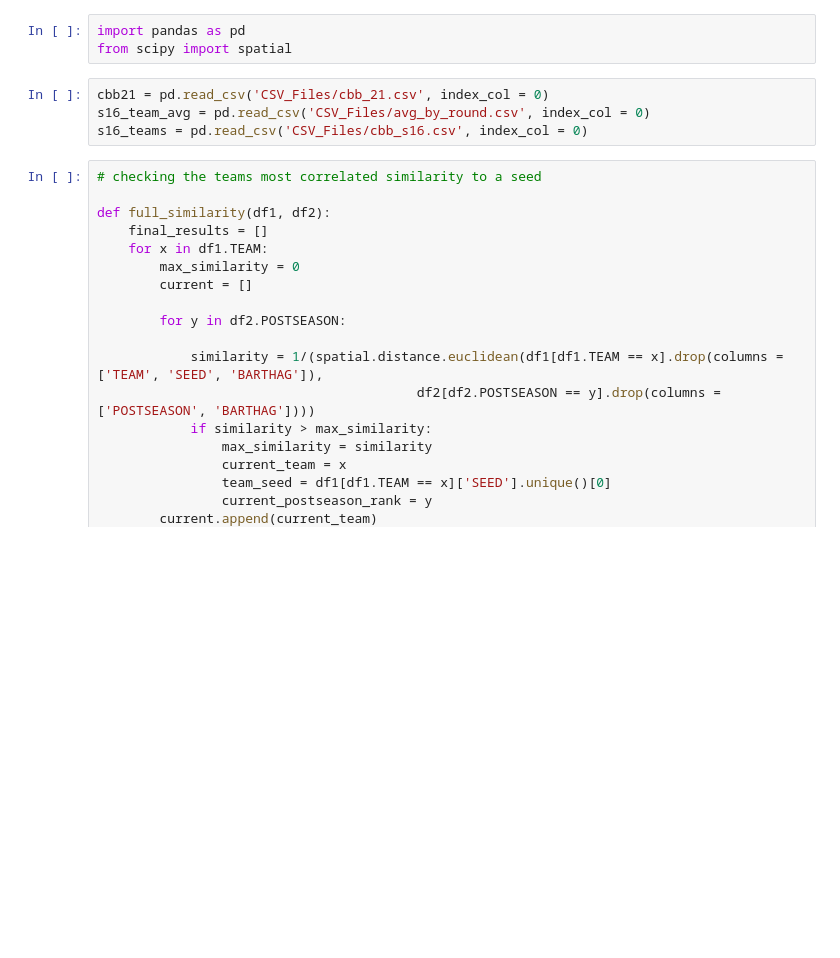
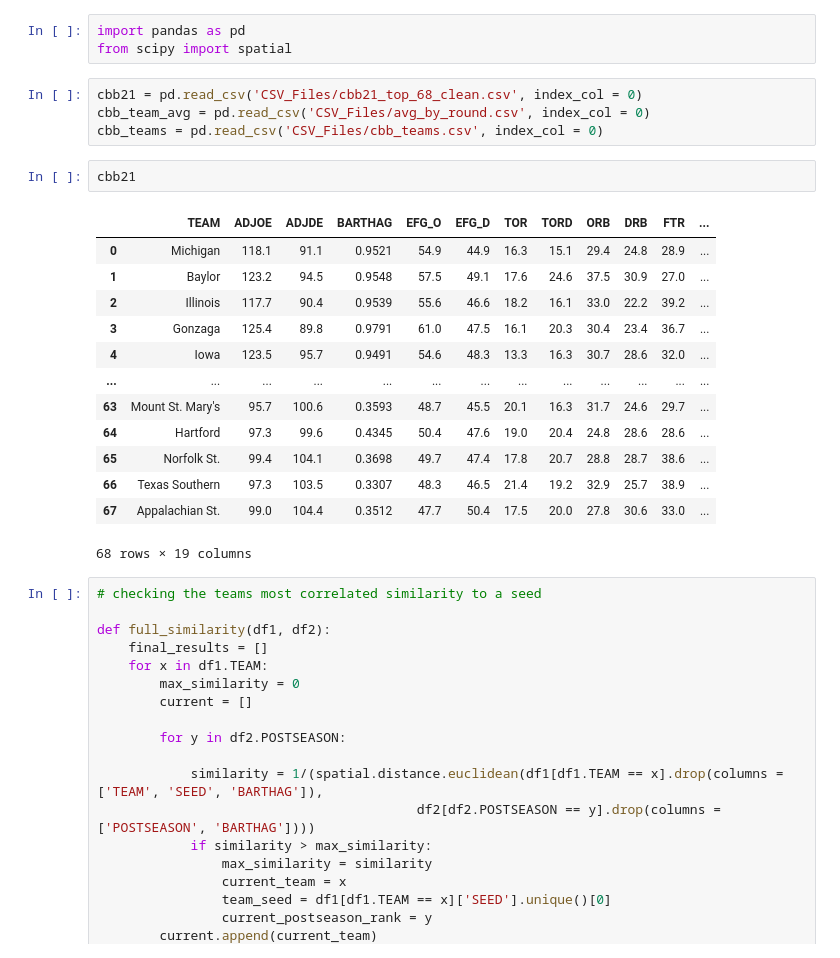
Before and after one commit to Ahila700/College_basketball_analysis, a Jupyter notebook: Similarity_matrix.ipynb, the cells around one changed output. Drawn from its saved outputs; the diff is of its cells as text; blank space fills up the shorter version.

Commit message:
big changes to clean up the notebooks to make up for small mistakes in the results

```diff
--- a/Similarity_matrix.ipynb
+++ b/Similarity_matrix.ipynb
@@ -4,9 +4,25 @@
 import pandas as pd
 from scipy import spatial
 # %%
-cbb21 = pd.read_csv('CSV_Files/cbb_21.csv', index_col = 0)
-s16_team_avg = pd.read_csv('CSV_Files/avg_by_round.csv', index_col = 0)
-s16_teams = pd.read_csv('CSV_Files/cbb_s16.csv', index_col = 0)
+cbb21 = pd.read_csv('CSV_Files/cbb21_top_68_clean.csv', index_col = 0)
+cbb_team_avg = pd.read_csv('CSV_Files/avg_by_round.csv', index_col = 0)
+cbb_teams = pd.read_csv('CSV_Files/cbb_teams.csv', index_col = 0)
+# %%
+cbb21
+# %% [output]
+|  | TEAM | ADJOE | ADJDE | BARTHAG | EFG_O | EFG_D | TOR | TORD | ORB | DRB | FTR | ... |
+| 0 | Michigan | 118.1 | 91.1 | 0.9521 | 54.9 | 44.9 | 16.3 | 15.1 | 29.4 | 24.8 | 28.9 | ... |
+| 1 | Baylor | 123.2 | 94.5 | 0.9548 | 57.5 | 49.1 | 17.6 | 24.6 | 37.5 | 30.9 | 27.0 | ... |
+| 2 | Illinois | 117.7 | 90.4 | 0.9539 | 55.6 | 46.6 | 18.2 | 16.1 | 33.0 | 22.2 | 39.2 | ... |
+| 3 | Gonzaga | 125.4 | 89.8 | 0.9791 | 61.0 | 47.5 | 16.1 | 20.3 | 30.4 | 23.4 | 36.7 | ... |
+| 4 | Iowa | 123.5 | 95.7 | 0.9491 | 54.6 | 48.3 | 13.3 | 16.3 | 30.7 | 28.6 | 32.0 | ... |
+| ... | ... | ... | ... | ... | ... | ... | ... | ... | ... | ... | ... | ... |
+| 63 | Mount St. Mary's | 95.7 | 100.6 | 0.3593 | 48.7 | 45.5 | 20.1 | 16.3 | 31.7 | 24.6 | 29.7 | ... |
+| 64 | Hartford | 97.3 | 99.6 | 0.4345 | 50.4 | 47.6 | 19.0 | 20.4 | 24.8 | 28.6 | 28.6 | ... |
+| 65 | Norfolk St. | 99.4 | 104.1 | 0.3698 | 49.7 | 47.4 | 17.8 | 20.7 | 28.8 | 28.7 | 38.6 | ... |
+| 66 | Texas Southern | 97.3 | 103.5 | 0.3307 | 48.3 | 46.5 | 21.4 | 19.2 | 32.9 | 25.7 | 38.9 | ... |
+| 67 | Appalachian St. | 99.0 | 104.4 | 0.3512 | 47.7 | 50.4 | 17.5 | 20.0 | 27.8 | 30.6 | 33.0 | ... |
+68 rows × 19 columns
 # %%
 # checking the teams most correlated similarity to a seed
 
```
Also changed, not shown: parts of 7 cells of this notebook, 9 other files.
